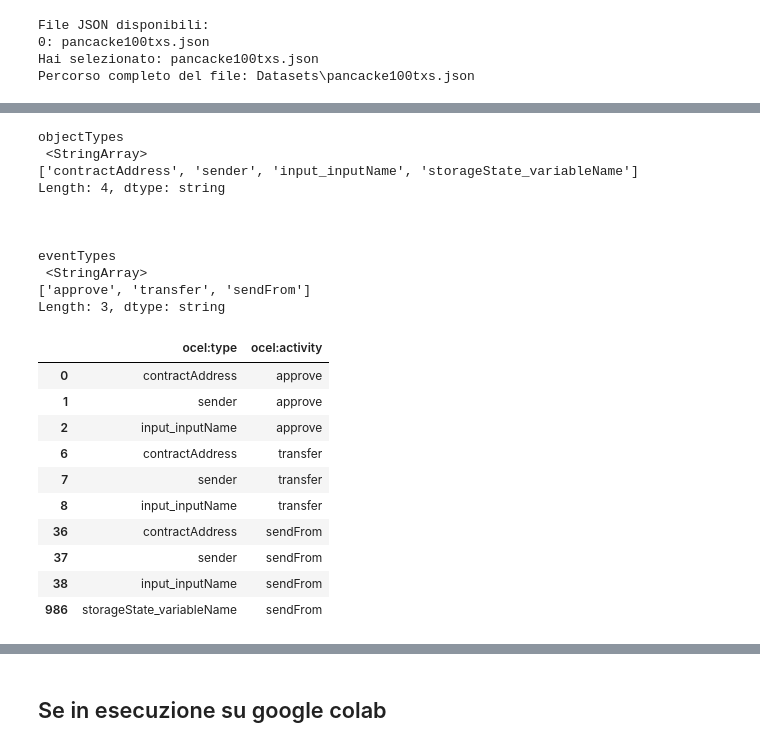
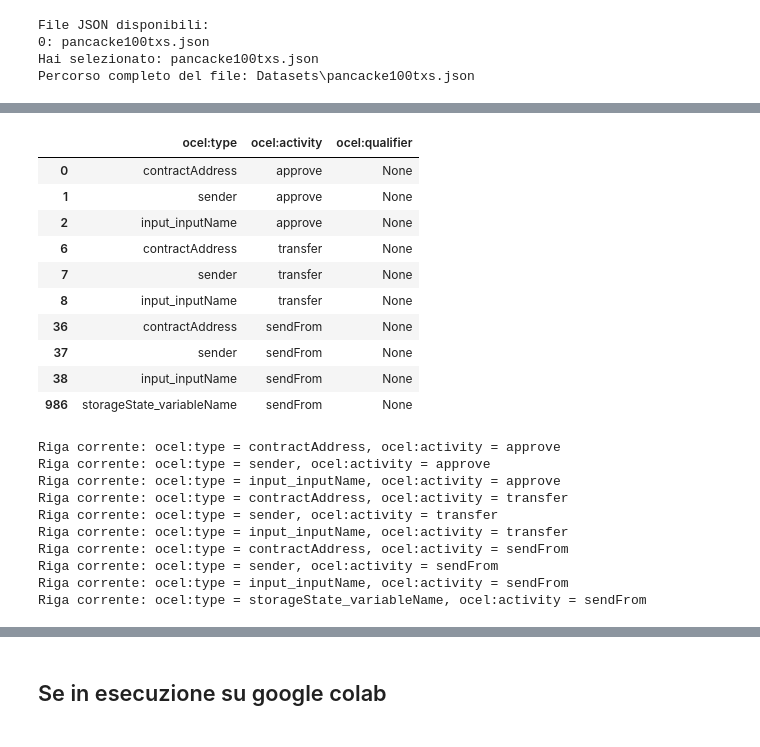
Before and after one commit to menga28/Log_to_ocel, a Jupyter notebook: mapping_json_to_ocel.ipynb, the cells around one changed output, grey strips where cells are left out. Drawn from its saved outputs; the diff is of its cells as text; code cells hidden in the pictures.

Commit message:
Ocel:qualifier setter

```diff
--- a/mapping_json_to_ocel.ipynb
+++ b/mapping_json_to_ocel.ipynb
@@ -260,32 +260,39 @@ File spostati in: Datasets\pancacke100txs\2025_031
 Object-Centric Event Log statistics: Number of events: 490, number of objects: 96, number of activities: 3, number of object types: 490, events-objects relationships: 0
 Activities occurrences: Counter({'approve': 226, 'sendFrom': 168, 'transfer': 96})
-# %%
-print("objectTypes\n",ocel.relations["ocel:type"].unique())
-print("\n\n")
-print("eventTypes\n",ocel.relations["ocel:activity"].unique())
-# %% [output]
-objectTypes
- <StringArray>
-['contractAddress', 'sender', 'input_inputName', 'storageState_variableName']
-Length: 4, dtype: string
-
-
-
-eventTypes
- <StringArray>
-['approve', 'transfer', 'sendFrom']
-Length: 3, dtype: string
-# %%
-ocel.relations[['ocel:type', 'ocel:activity']].drop_duplicates()
-# %% [output]
-|  | ocel:type | ocel:activity |
-| 0 | contractAddress | approve |
-| 1 | sender | approve |
-| 2 | input_inputName | approve |
-| 6 | contractAddress | transfer |
-| 7 | sender | transfer |
-| 8 | input_inputName | transfer |
-| 36 | contractAddress | sendFrom |
-| 37 | sender | sendFrom |
-| 38 | input_inputName | sendFrom |
-| 986 | storageState_variableName | sendFrom |
+# %%
+combination = ocel.relations[[
+    'ocel:type', 'ocel:activity', 'ocel:qualifier']].drop_duplicates()
+display(combination)
+qualifier_map = {}
+
+for index, row in combination.iterrows():
+    print(
+        f"Riga corrente: ocel:type = {row['ocel:type']}, ocel:activity = {row['ocel:activity']}")
+    qualifier = input("Inserisci il qualificatore per questa combinazione: ")
+    qualifier_map[(row['ocel:type'], row['ocel:activity'])] = qualifier
+
+ocel.relations['ocel:qualifier'] = ocel.relations.apply(
+    lambda row: qualifier_map.get((row['ocel:type'], row['ocel:activity']), row['ocel:qualifier']), axis=1
+)
+# %% [output]
+|  | ocel:type | ocel:activity | ocel:qualifier |
+| 0 | contractAddress | approve | None |
+| 1 | sender | approve | None |
+| 2 | input_inputName | approve | None |
+| 6 | contractAddress | transfer | None |
+| 7 | sender | transfer | None |
+| 8 | input_inputName | transfer | None |
+| 36 | contractAddress | sendFrom | None |
+| 37 | sender | sendFrom | None |
+| 38 | input_inputName | sendFrom | None |
+| 986 | storageState_variableName | sendFrom | None |
+Riga corrente: ocel:type = contractAddress, ocel:activity = approve
+Riga corrente: ocel:type = sender, ocel:activity = approve
+Riga corrente: ocel:type = input_inputName, ocel:activity = approve
+Riga corrente: ocel:type = contractAddress, ocel:activity = transfer
+Riga corrente: ocel:type = sender, ocel:activity = transfer
+Riga corrente: ocel:type = input_inputName, ocel:activity = transfer
+Riga corrente: ocel:type = contractAddress, ocel:activity = sendFrom
+Riga corrente: ocel:type = sender, ocel:activity = sendFrom
+Riga corrente: ocel:type = input_inputName, ocel:activity = sendFrom
+Riga corrente: ocel:type = storageState_variableName, ocel:activity = sendFrom
```
Also changed, not shown: parts of 4 cells of this notebook.
